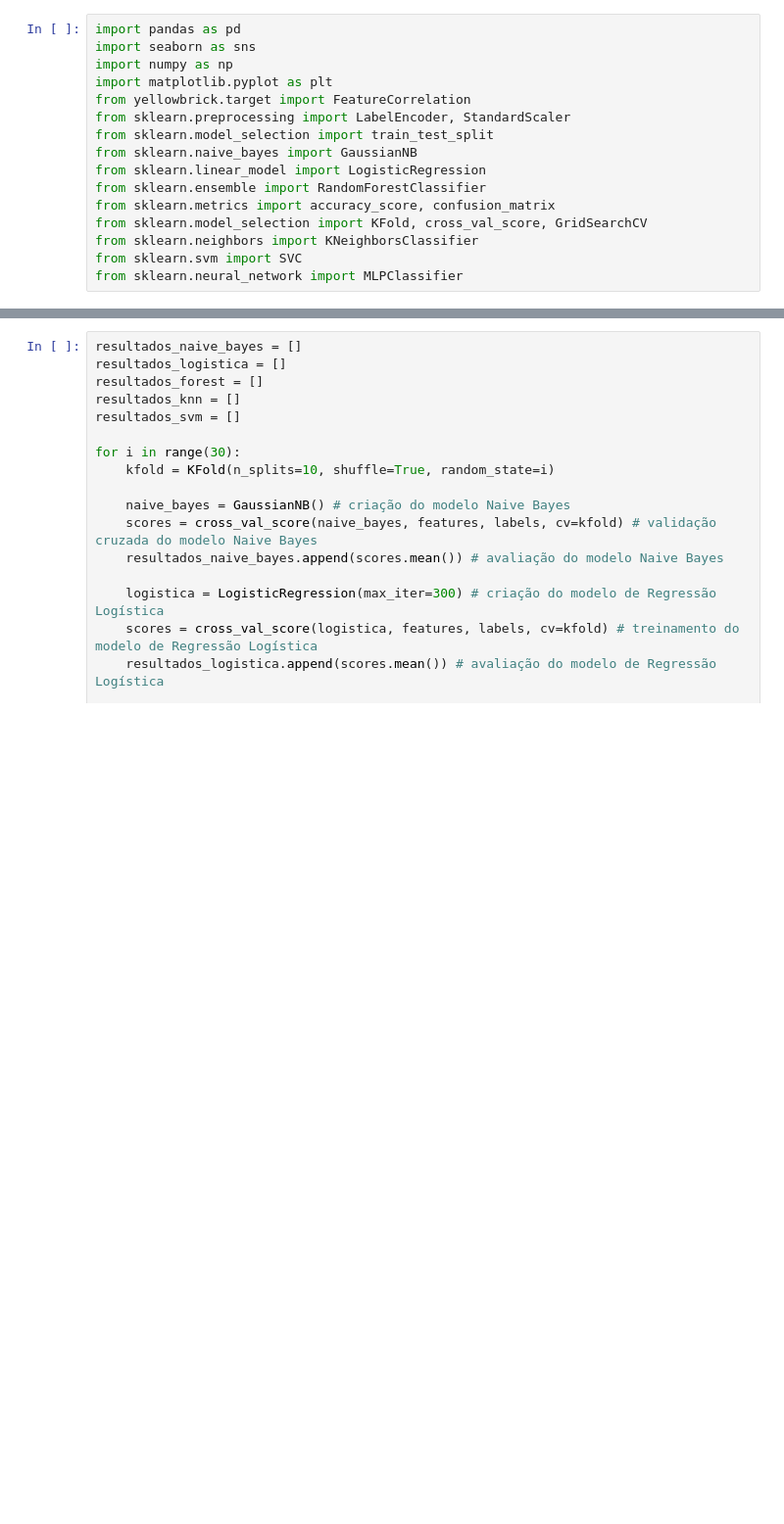
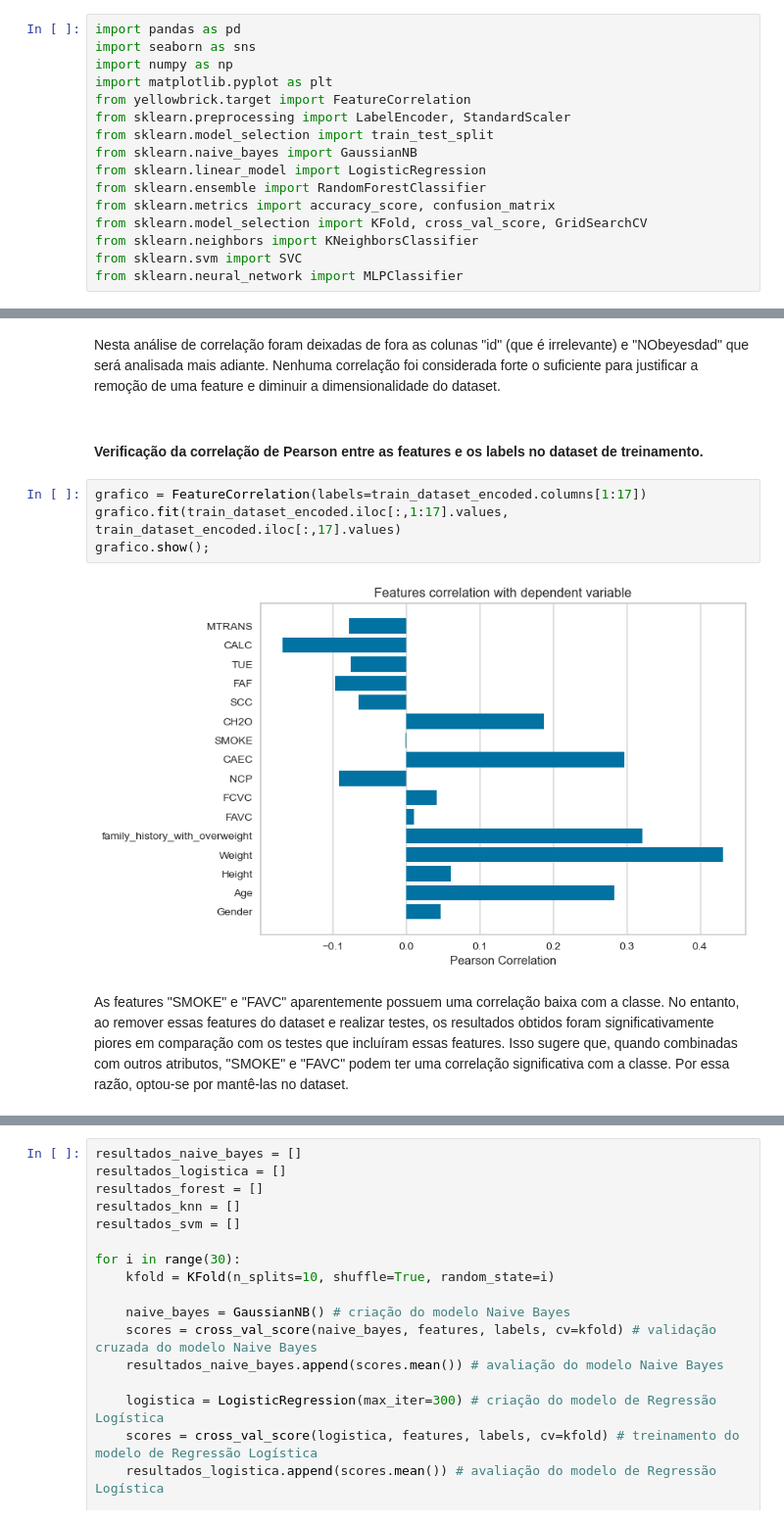
Before and after one commit to lhscaldas/multi-class_prediction_of_obesity_risk, a Jupyter notebook: obesity_classifier.ipynb, the cells around one changed output, grey strips where cells are left out. Shown at 98% size. Drawn from its saved outputs; the diff is of its cells as text; blank space fills up the shorter version.

```diff
--- a/obesity_classifier.ipynb
+++ b/obesity_classifier.ipynb
@@ -75,0 +173,12 @@ test = scaler.fit_transform(test)
+# %% [markdown]
+Nesta análise de correlação foram deixadas de fora as colunas "id" (que é irrelevante) e "NObeyesdad" que será analisada mais adiante. Nenhuma correlação foi considerada forte o suficiente para justificar a remoção de uma feature e diminuir a dimensionalidade do dataset.
+# %% [markdown]
+#### Verificação da correlação de Pearson entre as features e os labels no dataset de treinamento.
+# %%
+grafico = FeatureCorrelation(labels=train_dataset_encoded.columns[1:17])
+grafico.fit(train_dataset_encoded.iloc[:,1:17].values, train_dataset_encoded.iloc[:,17].values)
+grafico.show();
+# %% [output]
+[figure, added]
+# %% [markdown]
+As features "SMOKE" e "FAVC" aparentemente possuem uma correlação baixa com a classe. No entanto, ao remover essas features do dataset e realizar testes, os resultados obtidos foram significativamente piores em comparação com os testes que incluíram essas features. Isso sugere que, quando combinadas com outros atributos, "SMOKE" e "FAVC" podem ter uma correlação significativa com a classe. Por essa razão, optou-se por mantê-las no dataset.
```
Also changed, not shown: parts of 20 cells of this notebook, 3 other files.
